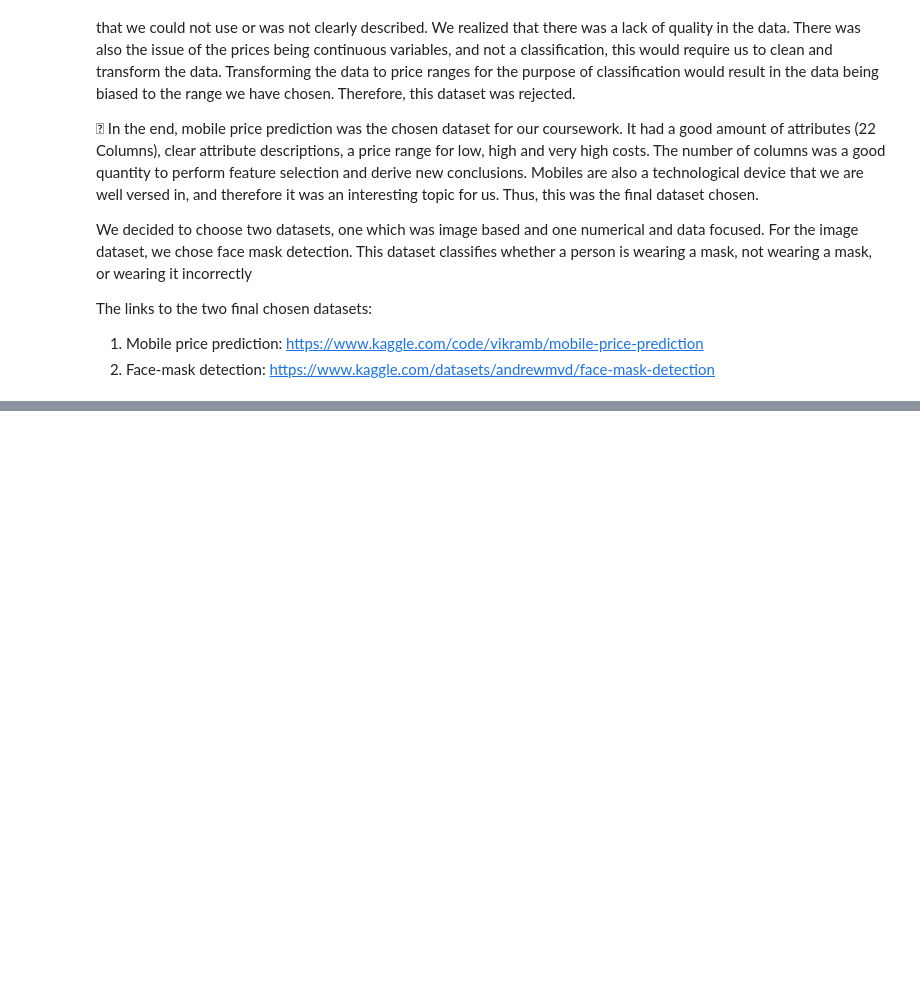
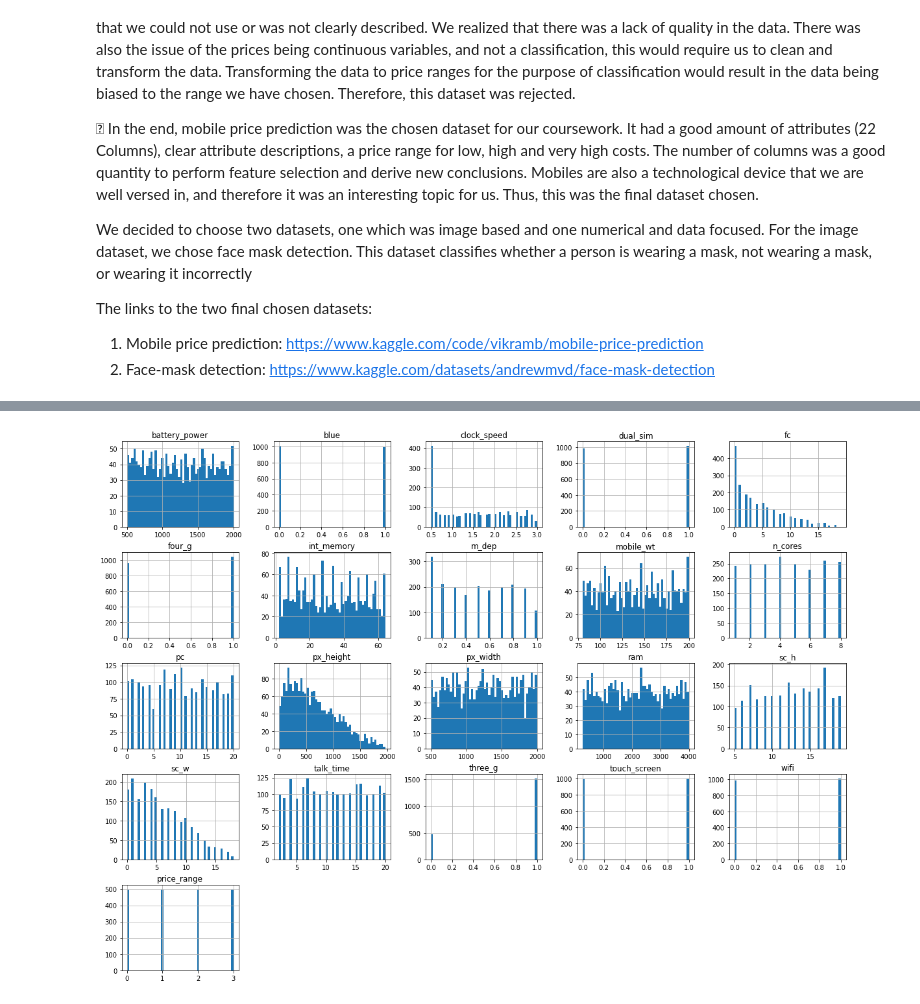
Before and after one commit to na2007/F20DL, a Jupyter notebook: Coursework.ipynb, the cells around one changed output, grey strips where cells are left out. Saved outputs shown, nothing was run; the diff lists cells and outputs as text; code cells hidden in the pictures; blank space fills up the shorter version.

```diff
--- a/Coursework.ipynb
+++ b/Coursework.ipynb
@@ -21,0 +45,2 @@ The links to the two final chosen datasets:
+# %%
+load_dataset=pd.read_csv('/Users/HP/Desktop/train.csv') #loading the dataset
@@ -21,0 +61,2 @@ The links to the two final chosen datasets:
+# %%
+mobile=load_dataset #intialise variable mobile to store the dataset
@@ -21,0 +96,5 @@ The links to the two final chosen datasets:
+# %%
+mobile.hist(bins=50, figsize=(20,15)) #To plot a histogram for each numerical attribute
+plt.show()
+# %% [output]
+[figure, added]
```
Also changed, not shown: parts of 17 cells of this notebook.
